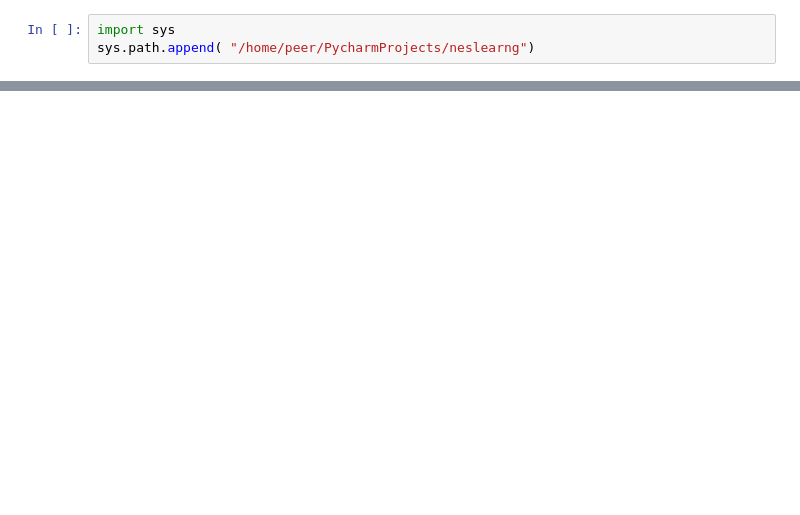
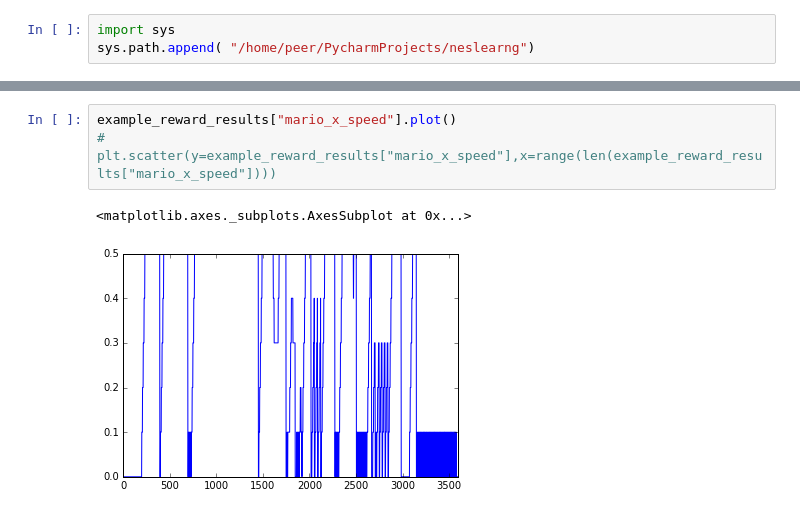
Before and after one commit to PeerM/neslearn_bachelor, a Jupyter notebook: hsa/ba/reward_table.ipynb, the cells around one changed output, grey strips where cells are left out. Drawn from its saved outputs; the diff is of its cells as text; blank space fills up the shorter version.

```diff
--- a/hsa/ba/reward_table.ipynb
+++ b/hsa/ba/reward_table.ipynb
@@ -110,0 +95,6 @@ pandas.DataFrame(data=score_tuples,columns=["movie","reward_name","sum"])
+# %%
+example_reward_results["mario_x_speed"].plot()
+# plt.scatter(y=example_reward_results["mario_x_speed"],x=range(len(example_reward_results["mario_x_speed"])))
+# %% [output]
+<matplotlib.axes._subplots.AxesSubplot at 0x...>
+[figure, added]
```
Also changed, not shown: parts of 25 cells of this notebook, 8 other files.
